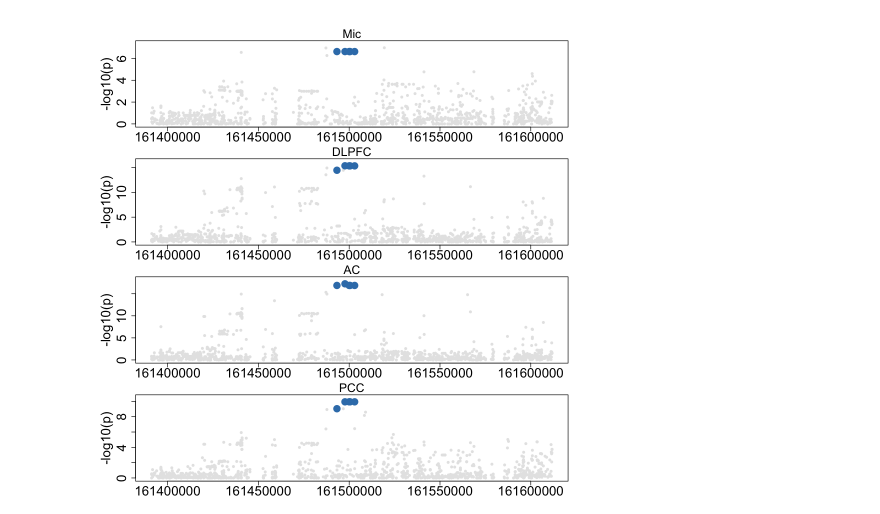
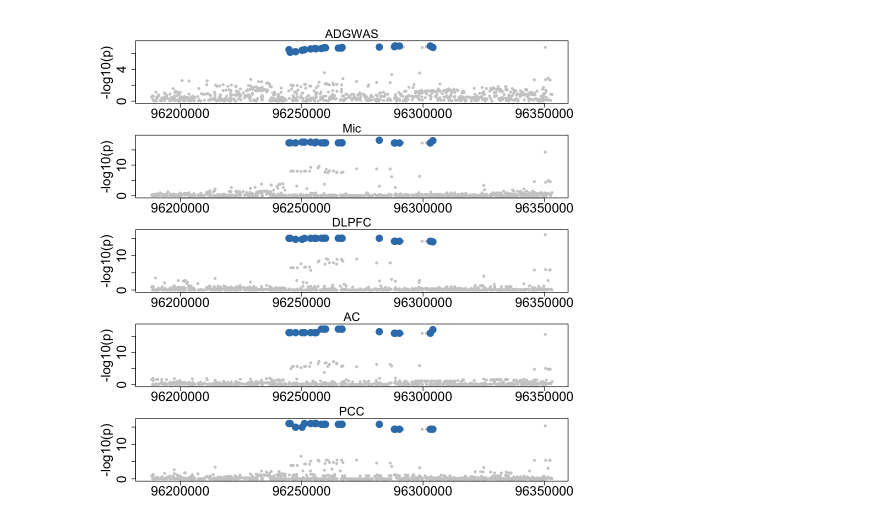
Before and after one commit to StatFunGen/colocboost-paper, a Jupyter notebook: _sources/Main_Figures/Figure_6/Figure_6g.ipynb, the cells around one changed output. Cells and saved outputs as stored; diff of their text form; code cells hidden in the pictures.

```diff
--- a/_sources/Main_Figures/Figure_6/Figure_6g.ipynb
+++ b/_sources/Main_Figures/Figure_6/Figure_6g.ipynb
@@ -7,4 +5,4 @@ for(file in list.files("/Users/xueweic/Documents/GitHub/statfungen/colocboost/R"
 # %%
-res <- readRDS("Figure4d_FCGR2A.rds")
+res <- readRDS("Figure_6g_BLNK.rds")
 # %%
 options(repr.plot.width = 8, repr.plot.height = 8)
@@ -25,4 +23,4 @@ A data.frame: 4 × 4
 # %%
-colocboost_plot(res, variant_coord = TRUE, pos = c(25100:26300), plot_cols = 1)
+colocboost_plot(res, variant_coord = TRUE, pos = c(7941:8800), plot_cols = 1, plot_cos_idx = 3)
 # %% [output]
-[figure, old version]
+[figure, new version]
```
Also changed, not shown: parts of 4 cells of this notebook, 55 other files.
